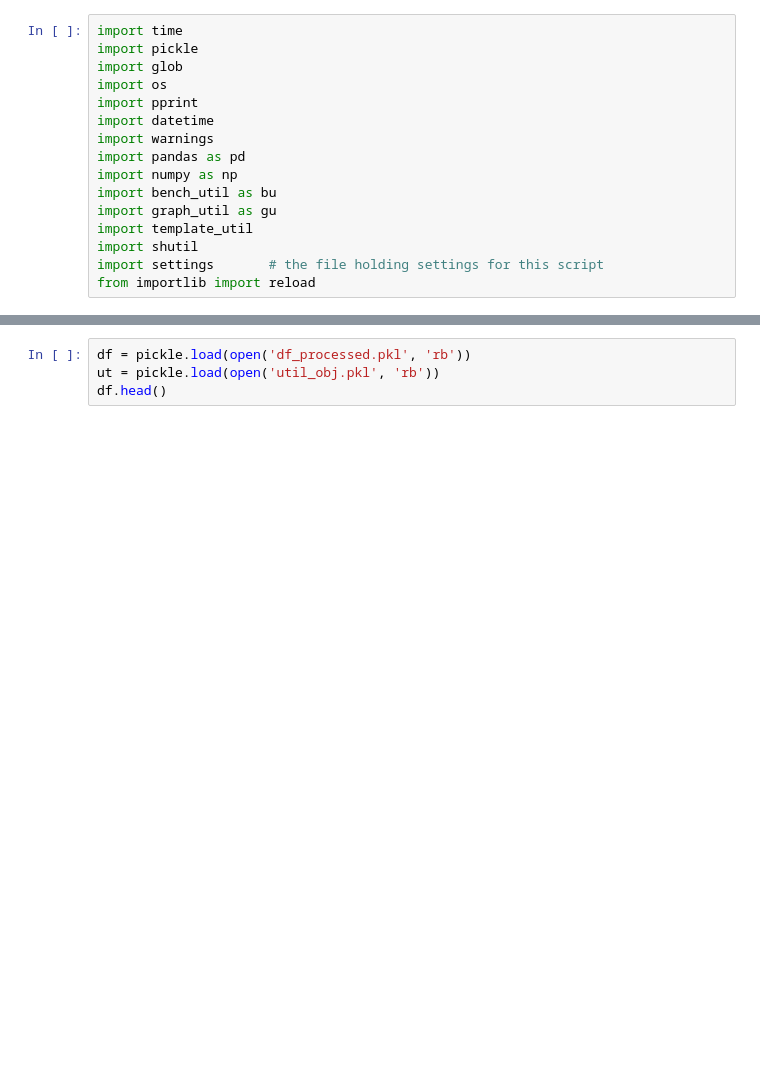
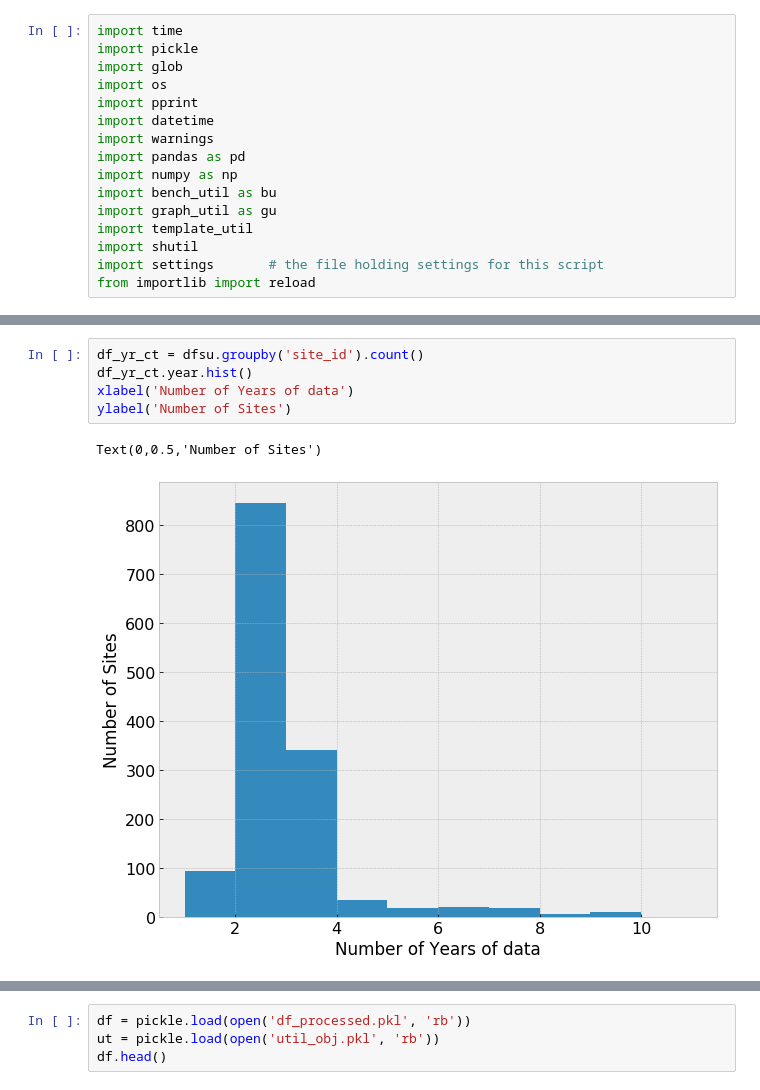
Before and after one commit to alanmitchell/fnsb-benchmark, a Jupyter notebook: graph_prep.ipynb, the cells around one changed output, grey strips where cells are left out. Cells and saved outputs as stored; diff of their text form; blank space fills up the shorter version.

```diff
--- a/graph_prep.ipynb
+++ b/graph_prep.ipynb
@@ -16,0 +75,8 @@ from importlib import reload
+# %%
+df_yr_ct = dfsu.groupby('site_id').count()
+df_yr_ct.year.hist()
+xlabel('Number of Years of data')
+ylabel('Number of Sites')
+# %% [output]
+Text(0,0.5,'Number of Sites')
+[figure, added]
```
Also changed, not shown: parts of 10 cells of this notebook.
